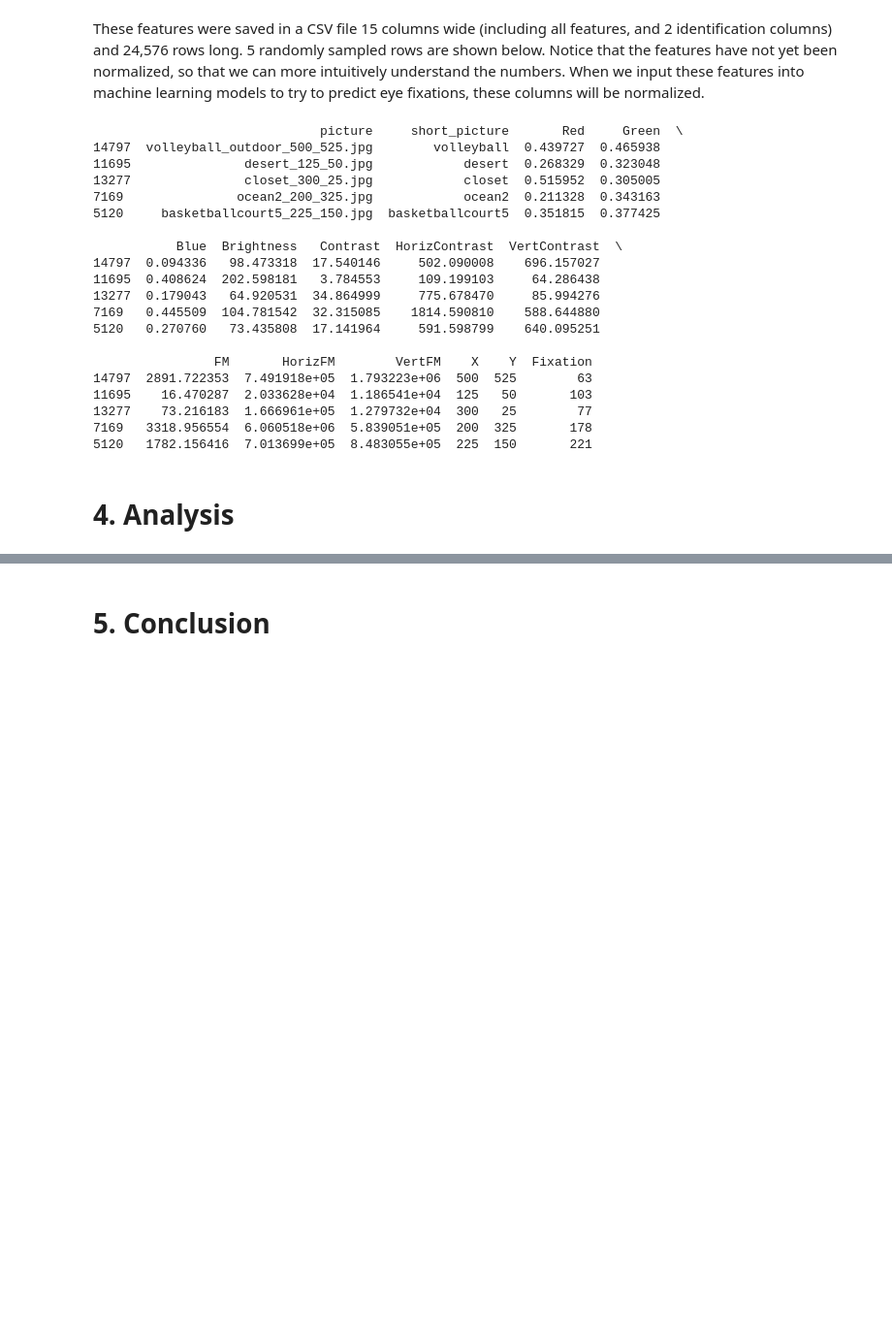
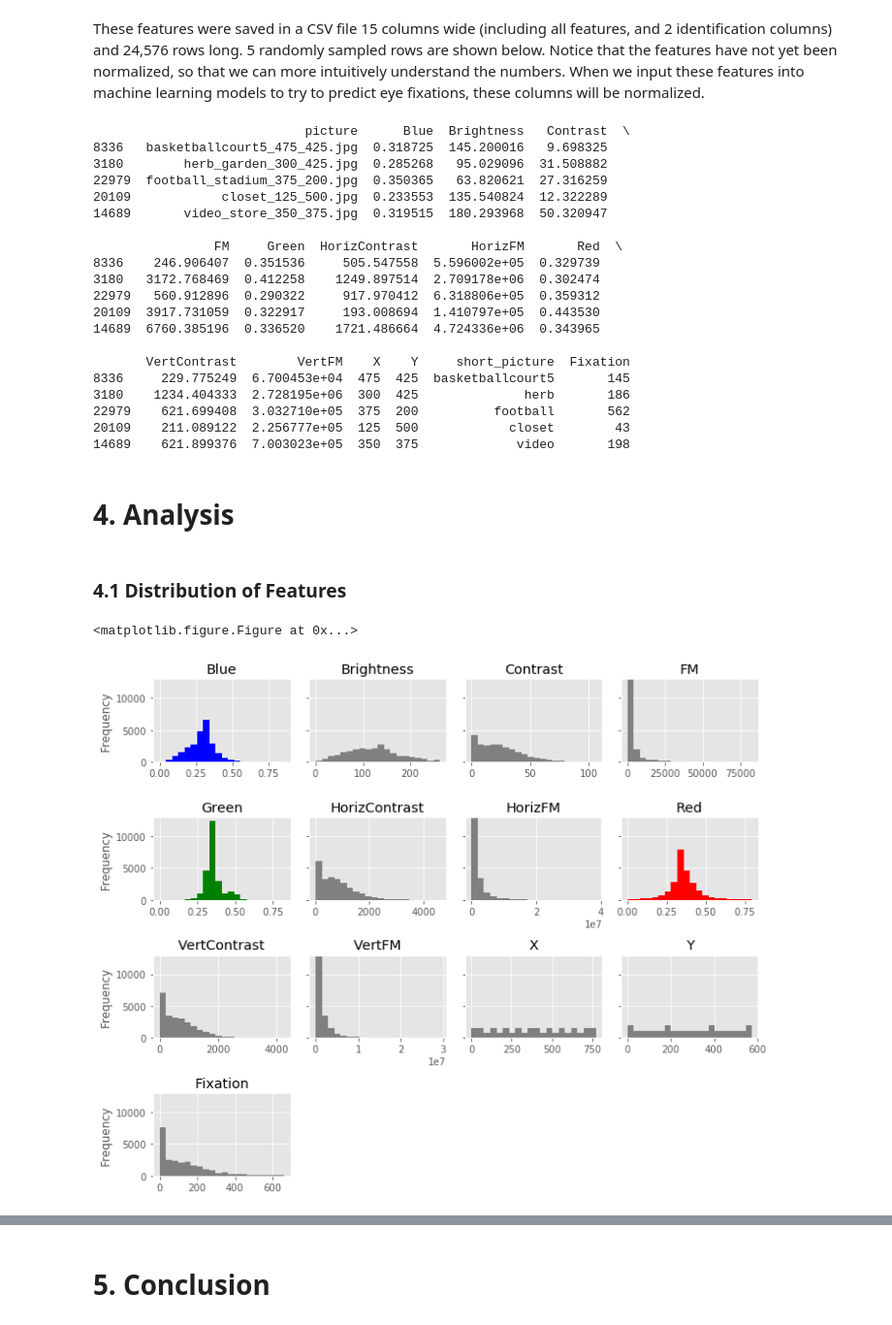
Before and after one commit to jafekb/projects, a Jupyter notebook: Provo Corpus/Final/Final.ipynb, the cells around one changed output, grey strips where cells are left out. Shown at 97% size. Drawn from its saved outputs; the diff is of its cells as text; code cells hidden in the pictures; blank space fills up the shorter version.

```diff
--- a/Provo Corpus/Final/Final.ipynb
+++ b/Provo Corpus/Final/Final.ipynb
@@ -90,28 +129,42 @@ where intensities ${\displaystyle I_{ij}} I_{{ij}}$ are the ${\displaystyle i}$-
 # %% [markdown]
 These features were saved in a CSV file 15 columns wide (including all features, and 2 identification columns) and 24,576 rows long. 5 randomly sampled rows are shown below. Notice that the features have not yet been normalized, so that we can more intuitively understand the numbers. When we input these features into machine learning models to try to predict eye fixations, these columns will be normalized.
 # %%
-df_full = pd.read_csv('FULL_fixation_report.csv')
+df_full = pd.read_csv('fixation_report.csv')
 print (df_full.sample(5))
 # %% [output]
-                              picture     short_picture       Red     Green  \
-14797  volleyball_outdoor_500_525.jpg        volleyball  0.439727  0.465938
-11695               desert_125_50.jpg            desert  0.268329  0.323048
-13277               closet_300_25.jpg            closet  0.515952  0.305005
-7169               ocean2_200_325.jpg            ocean2  0.211328  0.343163
-5120     basketballcourt5_225_150.jpg  basketballcourt5  0.351815  0.377425
+                            picture      Blue  Brightness   Contrast  \
+8336   basketballcourt5_475_425.jpg  0.318725  145.200016   9.698325
+3180        herb_garden_300_425.jpg  0.285268   95.029096  31.508882
+22979  football_stadium_375_200.jpg  0.350365   63.820621  27.316259
+20109            closet_125_500.jpg  0.233553  135.540824  12.322289
+14689       video_store_350_375.jpg  0.319515  180.293968  50.320947
 
-           Blue  Brightness   Contrast  HorizContrast  VertContrast  \
-14797  0.094336   98.473318  17.540146     502.090008    696.157027
-11695  0.408624  202.598181   3.784553     109.199103     64.286438
-13277  0.179043   64.920531  34.864999     775.678470     85.994276
-7169   0.445509  104.781542  32.315085    1814.590810    588.644880
-5120   0.270760   73.435808  17.141964     591.598799    640.095251
+                FM     Green  HorizContrast       HorizFM       Red  \
+8336    246.906407  0.351536     505.547558  5.596002e+05  0.329739
+3180   3172.768469  0.412258    1249.897514  2.709178e+06  0.302474
+22979   560.912896  0.290322     917.970412  6.318806e+05  0.359312
+20109  3917.731059  0.322917     193.008694  1.410797e+05  0.443530
+14689  6760.385196  0.336520    1721.486664  4.724336e+06  0.343965
 
-                FM       HorizFM        VertFM    X    Y  Fixation
-14797  2891.722353  7.491918e+05  1.793223e+06  500  525        63
-11695    16.470287  2.033628e+04  1.186541e+04  125   50       103
-13277    73.216183  1.666961e+05  1.279732e+04  300   25        77
-7169   3318.956554  6.060518e+06  5.839051e+05  200  325       178
-5120   1782.156416  7.013699e+05  8.483055e+05  225  150       221
+       VertContrast        VertFM    X    Y     short_picture  Fixation
+8336     229.775249  6.700453e+04  475  425  basketballcourt5       145
+3180    1234.404333  2.728195e+06  300  425              herb       186
+22979    621.699408  3.032710e+05  375  200          football       562
+20109    211.089122  2.256777e+05  125  500            closet        43
+14689    621.899376  7.003023e+05  350  375             video       198
 # %% [markdown]
 # 4. Analysis
+# %% [markdown]
+### 4.1 Distribution of Features
+# %%
+import importlib
+import sys
+importlib.reload(bf) #TODO remove
+plt.figure(figsize=(25,20))
+cur_df = bf.get_df()
+plt.figure(figsize=(10,8))
+bf.color_plot(cur_df)
+plt.show()
+# %% [output]
+<matplotlib.figure.Figure at 0x...>
+[figure, added]
```
Also changed, not shown: parts of 17 cells of this notebook, 1 other file.
